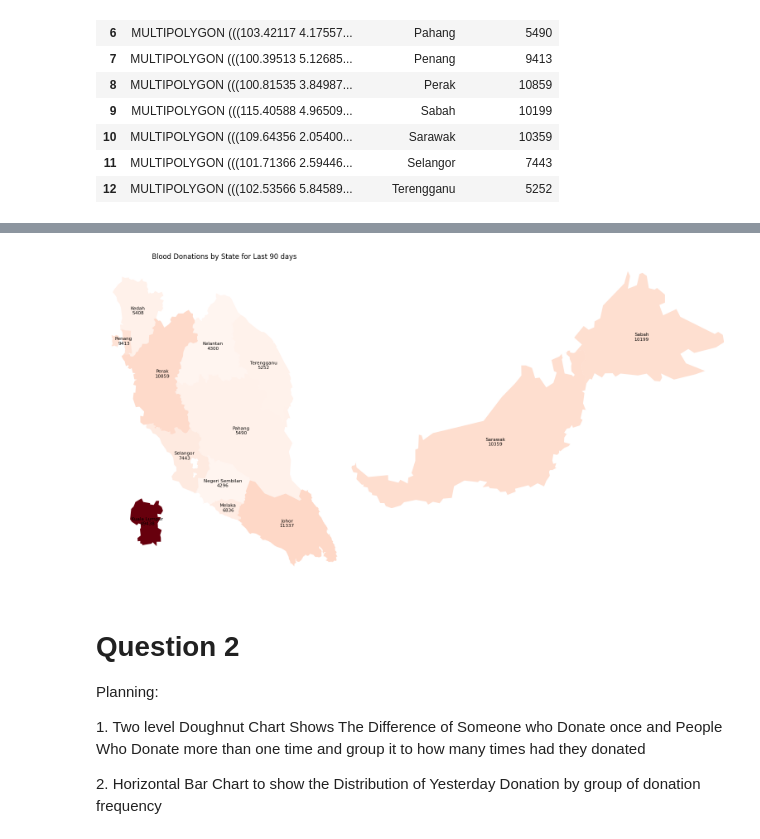
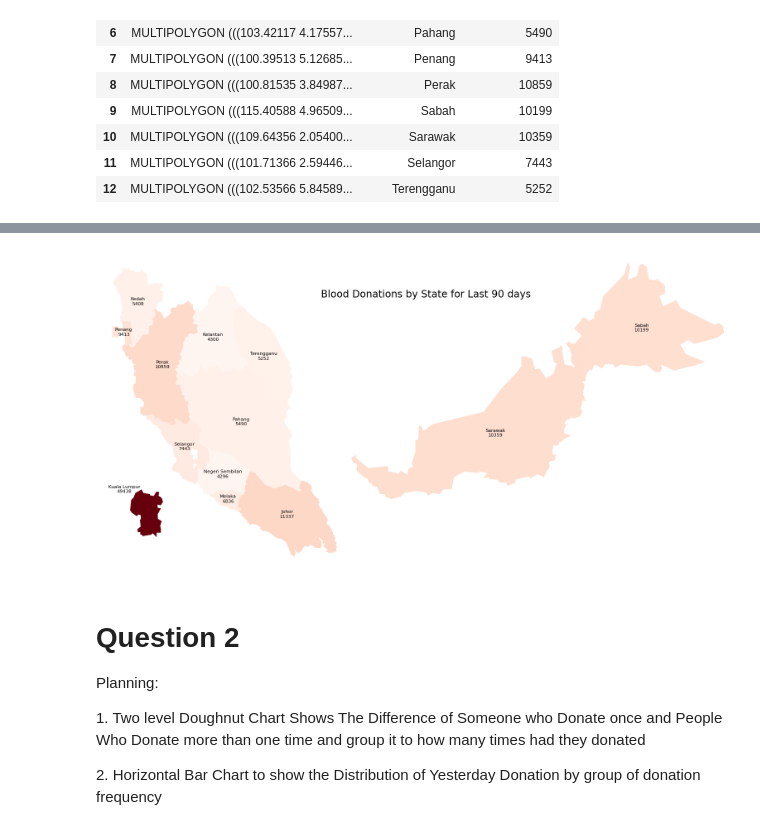
Before and after one commit to adleefuad/blood_donation, a Jupyter notebook: EDA.ipynb, the cells around one changed output, grey strips where cells are left out. Cells and saved outputs as stored; diff of their text form; code cells hidden in the pictures.

Commit message:
Update Text Title on Map Visualisation

```diff
--- a/EDA.ipynb
+++ b/EDA.ipynb
@@ -207,24 +207,3 @@ state3_df_merged
 | 10 | MULTIPOLYGON (((109.64356 2.05400... | Sarawak | 10359 |
 | 11 | MULTIPOLYGON (((101.71366 2.59446... | Selangor | 7443 |
 | 12 | MULTIPOLYGON (((102.53566 5.84589... | Terengganu | 5252 |
-# %%
-fig,ax = plt.subplots(figsize=(16,16))
-
-state3_df_merged.plot(column='total_donation', ax=ax, legend=False,
-              legend_kwds={'label': "Donations by State", 'orientation': "horizontal"},
-              cmap='Oranges')
-
-for idx, row in state3_df_merged.iterrows():
-    if row['state'] == 'Kuala Lumpur':
-        continue
-    # Get the position of the label
-    x, y = row['geometry'].centroid.x, row['geometry'].centroid.y
-
-    # Define the label text
-    label_text = f"{row['state']}\n{row['total_donation']}"
-
-    # Place the label on the map
-    ax.text(x, y, label_text, fontsize=8, ha='center', va='center')
-ax.set_axis_off()
-plt.title('Donations by State in Malaysia Last 90 Days')
-plt.show()
@@ -238,7 +215,7 @@ colour_gradient = 'Reds'
 
 # Create the main plot for Peninsular Malaysia excluding Kuala Lumpur for clarity
 fig, ax_main = plt.subplots(figsize=(10, 10))
-plt.title('Blood Donations by State for Last 90 days')
+plt.text(x=104,y=6,s = 'Blood Donations by State for Last 90 days',fontsize = 'xx-large')
 peninsular_without_kl = state3_df_merged[(state3_df_merged['state'] != 'Sabah') & (state3_df_merged['state'] != 'Sarawak') & (state3_df_merged['state'] != 'Kuala Lumpur')]
 peninsular_without_kl.plot(column='total_donation', ax=ax_main, cmap=colour_gradient, norm=norm)
 
@@ -266,35 +243,35 @@ ax_kl.set_xlim([kl.total_bounds[0], kl.total_bounds[2]])
 ax_kl.set_ylim([kl.total_bounds[1], kl.total_bounds[3]])
 ax_kl.set_frame_on(False)
 ax_kl.set_xticks([])
 ax_kl.set_yticks([])
 
 # Remove axis for the main plot for a cleaner look
 ax_main.set_axis_off()
 
 # Add Label to the plot
 for idx, row in state3_df_merged.iterrows():
 
     # Get the position of the label
     x, y = row['geometry'].centroid.x, row['geometry'].centroid.y
 
     # Define the label text
     label_text = f"{row['state']}\n{row['total_donation']}"
     if row['state'] == 'Kuala Lumpur':
-        ax_kl.text(x, y, label_text, fontsize=8, ha='center', va='center')
+        ax_kl.text(x-0.1, y+0.1, label_text, fontsize=8, ha='center', va='center',color='black')
 
     elif (row['state'] == 'Sarawak') | (row['state'] == 'Sabah'):
         ax_sabah_sarawak.text(x, y, label_text, fontsize=8, ha='center', va='center')
     # Place the label on the map
     else:
         ax_main.text(x, y, label_text, fontsize=8, ha='center', va='center')
 
 # Add title to the main plot
 
 
 # Show the map
 plt.show()
 # %% [output]
-[figure, old version]
+[figure, new version]
 # %%
 
 # Plotting the GeoDataFrame
```
Also changed, not shown: parts of 1 cell of this notebook.
